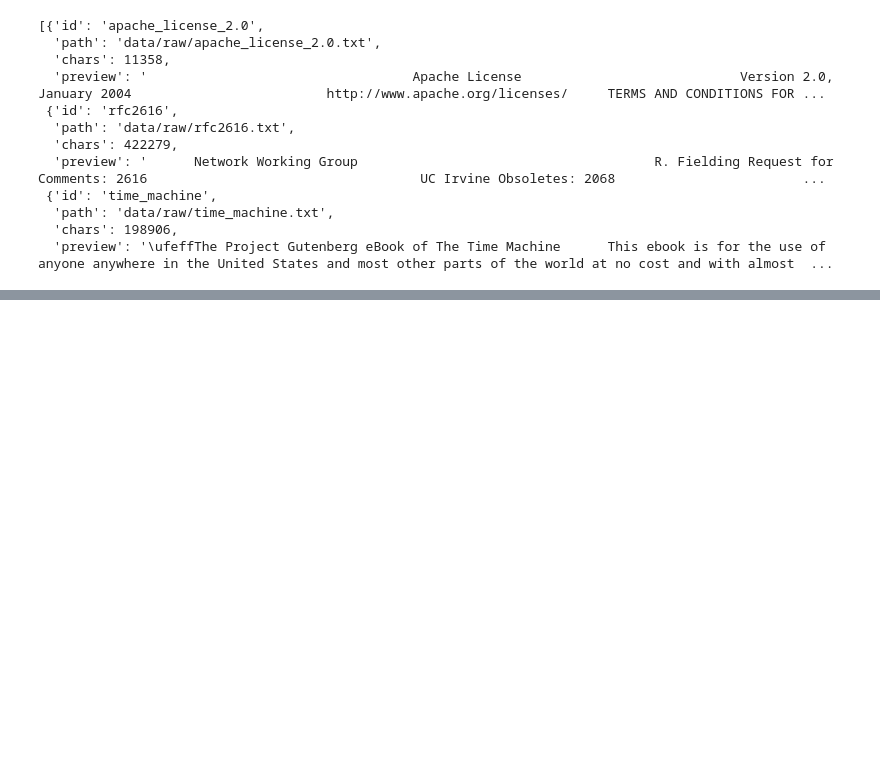
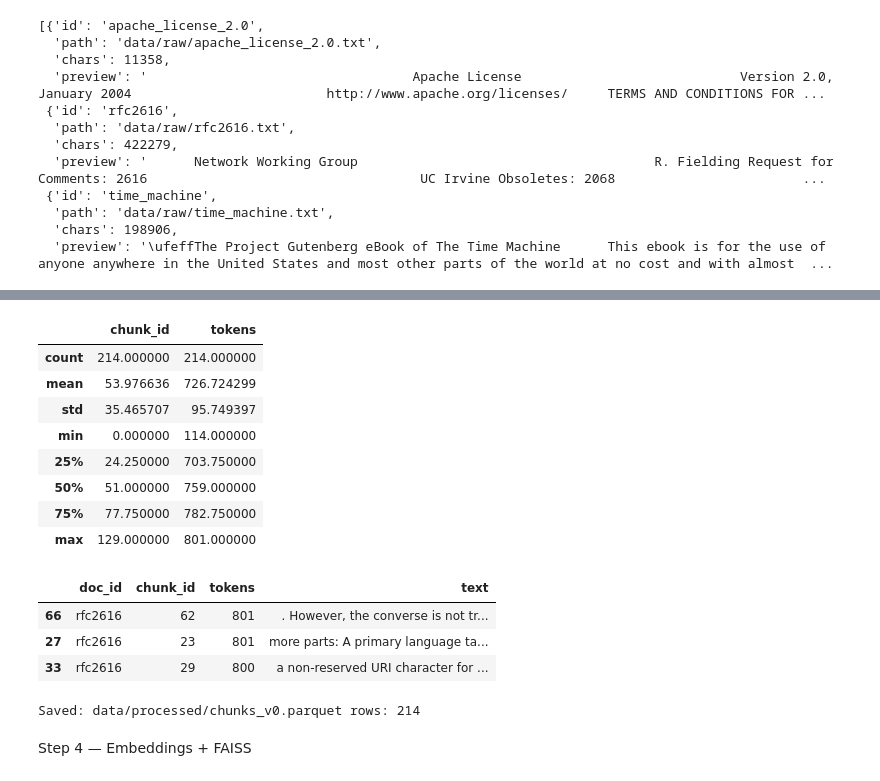
Before and after one commit to krotov79/05_rag_document_agent, a Jupyter notebook: notebooks/01_build_faiss_index.ipynb, the cells around one changed output, grey strips where cells are left out. Drawn from its saved outputs; the diff is of its cells as text; code cells hidden in the pictures; blank space fills up the shorter version.

```diff
--- a/notebooks/01_build_faiss_index.ipynb
+++ b/notebooks/01_build_faiss_index.ipynb
@@ -90,0 +93,14 @@ docs
+# %%
+from pathlib import Path
+
+RAW_DIR = Path("data/raw")
+
+def load_docs(raw_dir: Path):
+    docs = []
+    for p in sorted(raw_dir.glob("*.txt")):
+        text = p.read_text(encoding="utf-8", errors="ignore")
+        docs.append({"doc_id": p.stem, "source": p.name, "text": text})
+    return docs
+
+docs = load_docs(RAW_DIR)
+[(d["doc_id"], len(d["text"])) for d in docs]
@@ -90,0 +109,14 @@ docs
+# %%
+#Step 3.3 — Basic cleaning
+import re
+
+def clean_text(s: str) -> str:
+    s = s.replace("\r\n", "\n").replace("\r", "\n")
+    s = re.sub(r"[ \t]+", " ", s)          # collapse spaces/tabs
+    s = re.sub(r"\n{3,}", "\n\n", s)       # collapse huge blank areas
+    return s.strip()
+
+for d in docs:
+    d["text"] = clean_text(d["text"])
+
+[(d["doc_id"], len(d["text"])) for d in docs]
@@ -90,0 +125,8 @@ docs
+# %%
+#Step 3.4 — Token counter
+import tiktoken
+
+enc = tiktoken.get_encoding("cl100k_base")
+
+def count_tokens(text: str) -> int:
+    return len(enc.encode(text))
@@ -90,0 +225,37 @@ docs
+# %%
+# Step 3.6 — Quality checks
+import pandas as pd
+
+df = pd.DataFrame(all_chunks)
+df[["doc_id","chunk_id","tokens"]].describe()
+# %% [output]
+|  | chunk_id | tokens |
+| count | 214.000000 | 214.000000 |
+| mean | 53.976636 | 726.724299 |
+| std | 35.465707 | 95.749397 |
+| min | 0.000000 | 114.000000 |
+| 25% | 24.250000 | 703.750000 |
+| 50% | 51.000000 | 759.000000 |
+| 75% | 77.750000 | 782.750000 |
+| max | 129.000000 | 801.000000 |
+# %%
+df.sort_values("tokens").head(3)[["doc_id","chunk_id","tokens","text"]]
+df.sort_values("tokens", ascending=False).head(3)[["doc_id","chunk_id","tokens","text"]]
+# %% [output]
+|  | doc_id | chunk_id | tokens | text |
+| 66 | rfc2616 | 62 | 801 | . However, the converse is not tr... |
+| 27 | rfc2616 | 23 | 801 | more parts: A primary language ta... |
+| 33 | rfc2616 | 29 | 800 | a non-reserved URI character for ... |
+# %%
+# Step 3.7 — Save processed chunks
+PROCESSED_DIR = Path("data/processed")
+PROCESSED_DIR.mkdir(parents=True, exist_ok=True)
+
+out_path = PROCESSED_DIR / "chunks_v0.parquet"
+df.to_parquet(out_path, index=False)
+
+print("Saved:", out_path, "rows:", len(df))
+# %% [output]
+Saved: data/processed/chunks_v0.parquet rows: 214
+# %% [markdown]
+Step 4 — Embeddings + FAISS
```
Also changed, not shown: parts of 40 cells of this notebook.
